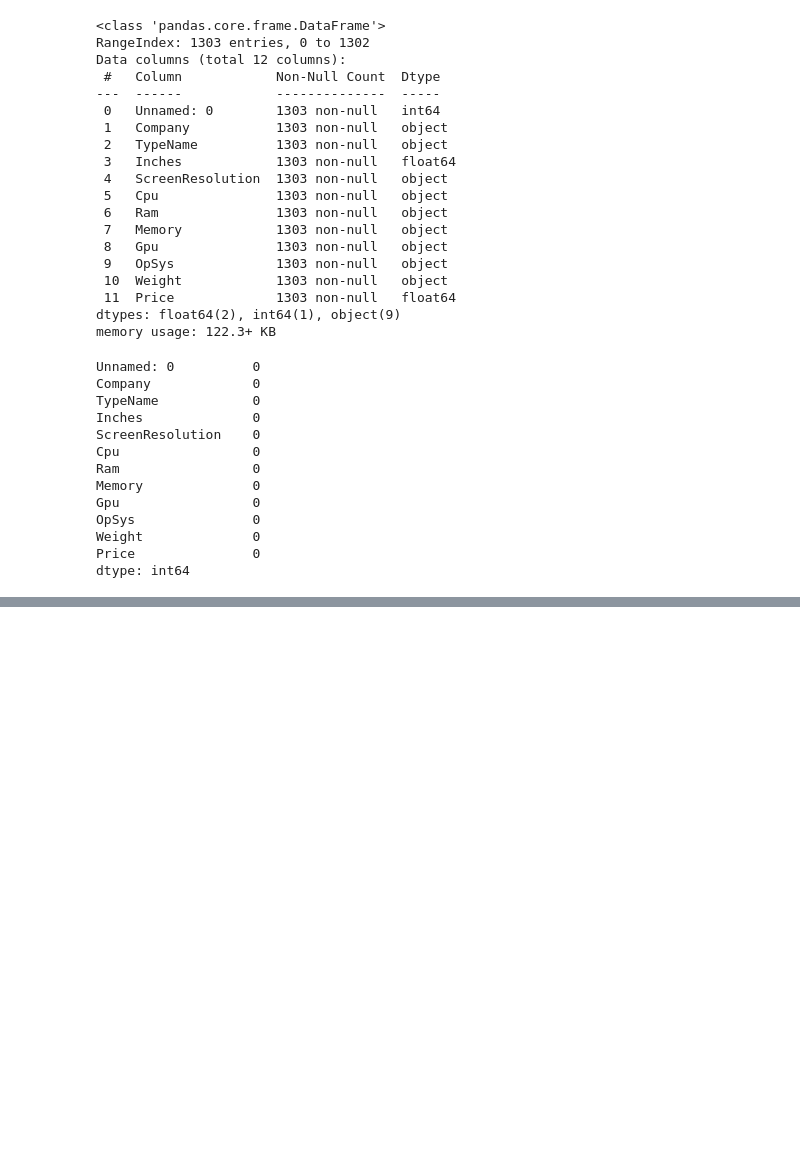
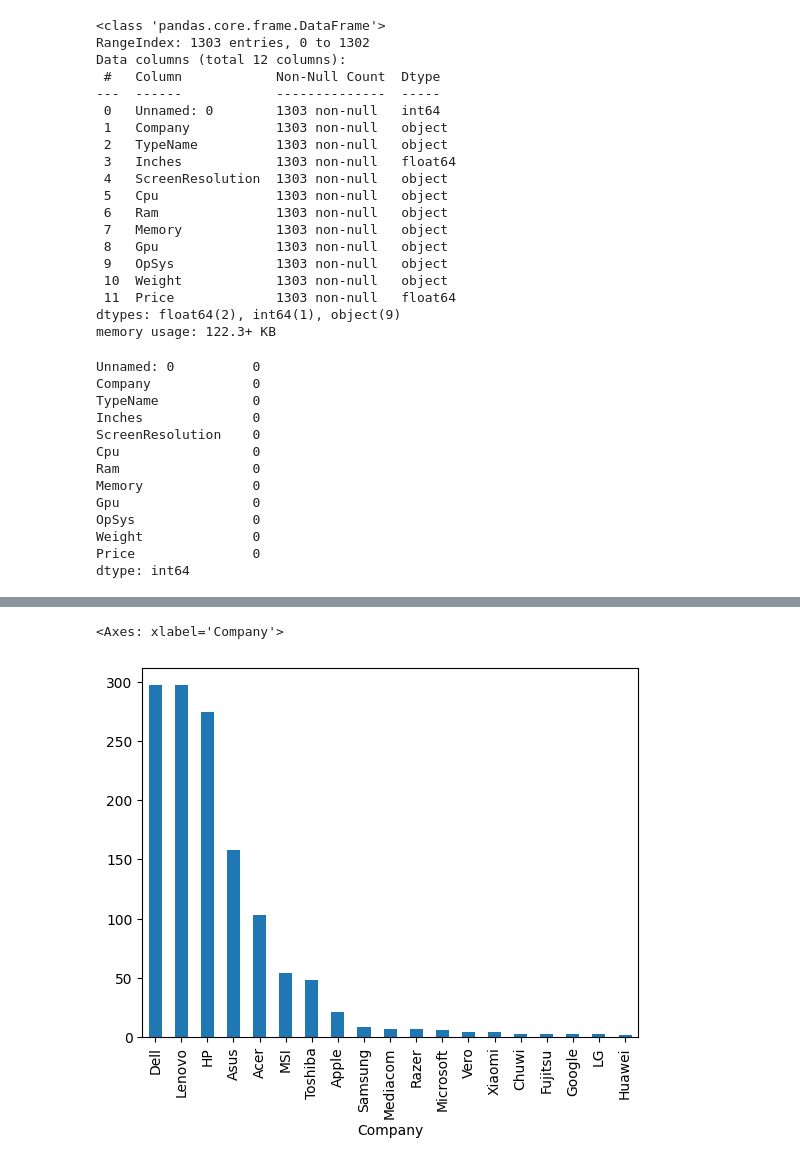
Before and after one commit to Anand-b-patil/Laptop-Price-Predictor, a Jupyter notebook: Laptop-price-predictor.ipynb, the cells around one changed output, grey strips where cells are left out. Cells and saved outputs as stored; diff of their text form; code cells hidden in the pictures; blank space fills up the shorter version.

```diff
--- a/Laptop-price-predictor.ipynb
+++ b/Laptop-price-predictor.ipynb
@@ -106,0 +117,5 @@ df.head()
+# %%
+df['Company'].value_counts().plot(kind='bar')
+# %% [output]
+<Axes: xlabel='Company'>
+[figure, added]
```
Also changed, not shown: parts of 67 cells of this notebook, 1 other file.
